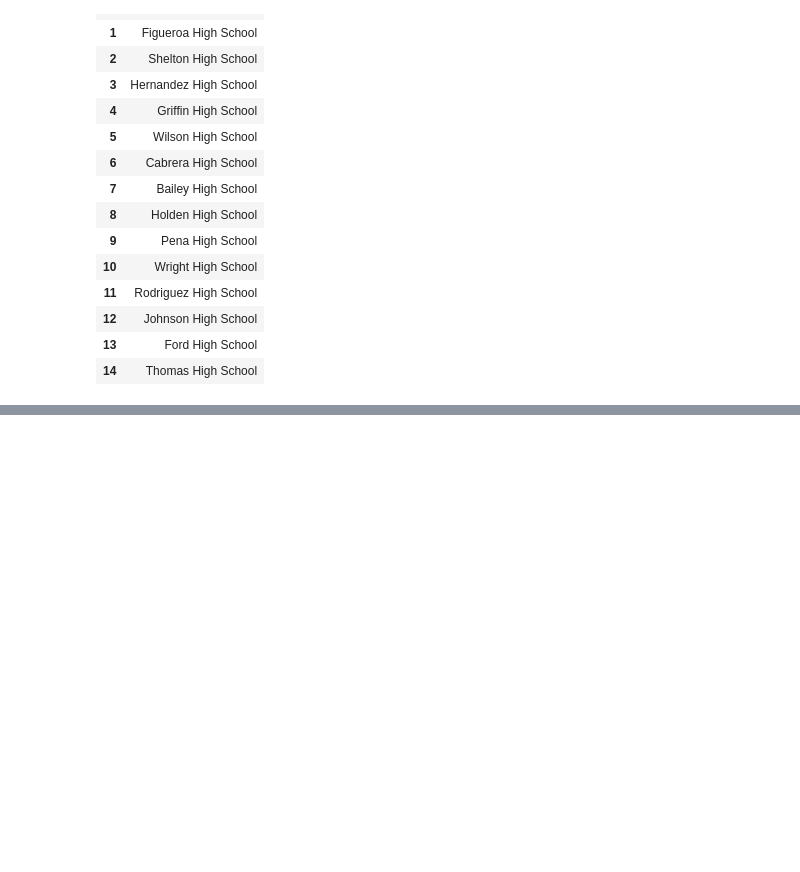
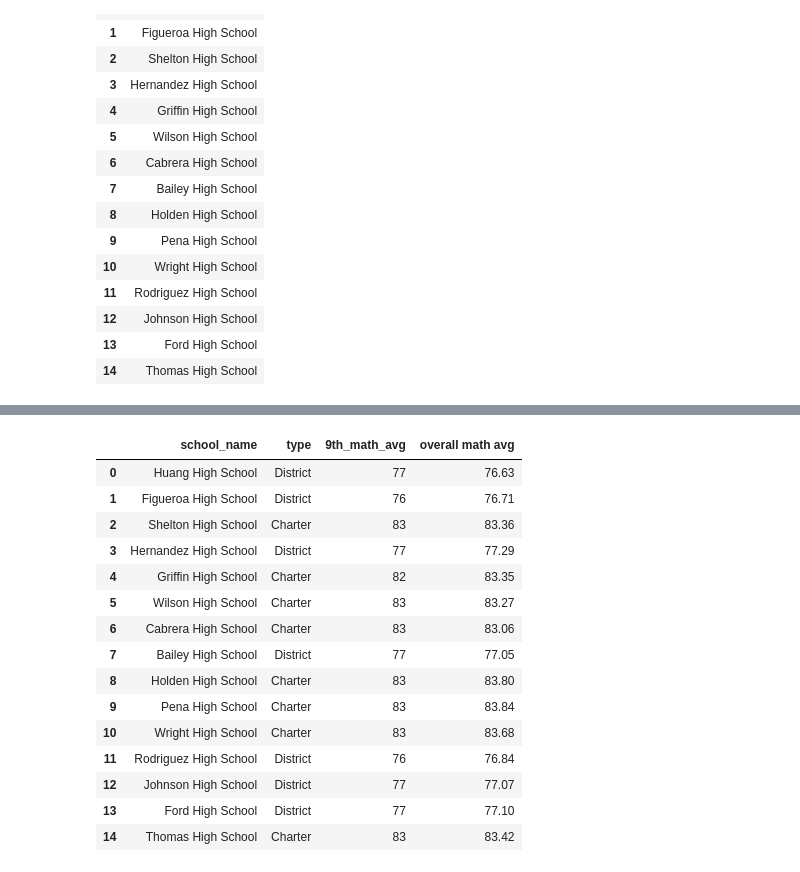
Before and after one commit to Govind-Patwal/My_Testing_Corner_at_GitHub, a Jupyter notebook: UofT_Bootcamp/UofT_Bootcamp_PostGrad/Round1/Module4_Pandas/PyCitySchools_goodLearning.ipynb, the cells around one changed output, grey strips where cells are left out. Saved outputs shown, nothing was run; the diff lists cells and outputs as text; code cells hidden in the pictures; blank space fills up the shorter version.

```diff
--- a/UofT_Bootcamp/UofT_Bootcamp_PostGrad/Round1/Module4_Pandas/PyCitySchools_goodLearning.ipynb
+++ b/UofT_Bootcamp/UofT_Bootcamp_PostGrad/Round1/Module4_Pandas/PyCitySchools_goodLearning.ipynb
@@ -634,0 +770,21 @@ top_schools.head(7)
+# %%
+# reordering columns
+school_df12 = school_df1[['school_name', 'type', '9th_math_avg','overall math avg']]
+school_df12
+# %% [output]
+|  | school_name | type | 9th_math_avg | overall math avg |
+| 0 | Huang High School | District | 77 | 76.63 |
+| 1 | Figueroa High School | District | 76 | 76.71 |
+| 2 | Shelton High School | Charter | 83 | 83.36 |
+| 3 | Hernandez High School | District | 77 | 77.29 |
+| 4 | Griffin High School | Charter | 82 | 83.35 |
+| 5 | Wilson High School | Charter | 83 | 83.27 |
+| 6 | Cabrera High School | Charter | 83 | 83.06 |
+| 7 | Bailey High School | District | 77 | 77.05 |
+| 8 | Holden High School | Charter | 83 | 83.80 |
+| 9 | Pena High School | Charter | 83 | 83.84 |
+| 10 | Wright High School | Charter | 83 | 83.68 |
+| 11 | Rodriguez High School | District | 76 | 76.84 |
+| 12 | Johnson High School | District | 77 | 77.07 |
+| 13 | Ford High School | District | 77 | 77.10 |
+| 14 | Thomas High School | Charter | 83 | 83.42 |
```
Also changed, not shown: parts of 16 cells of this notebook.
